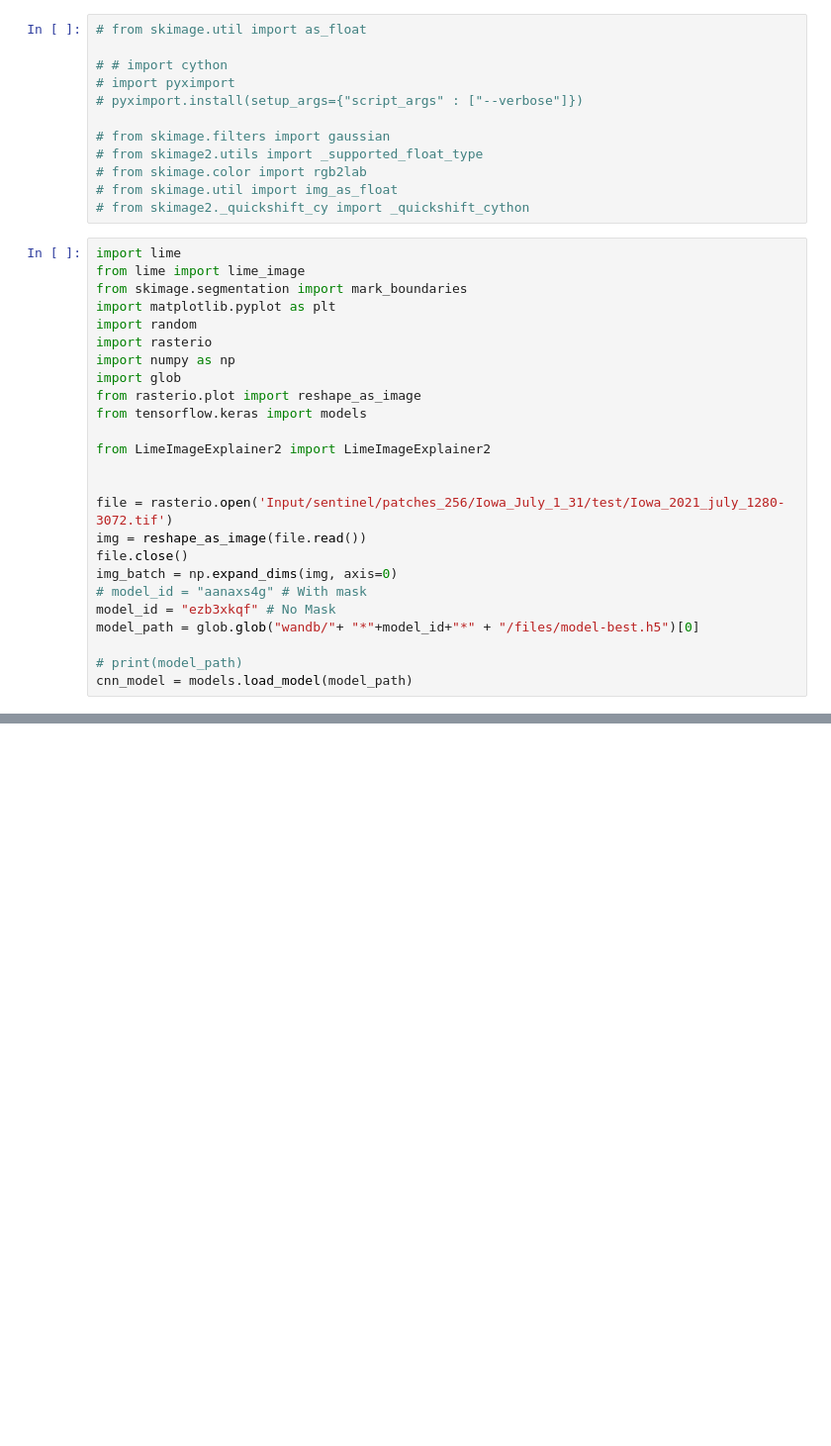
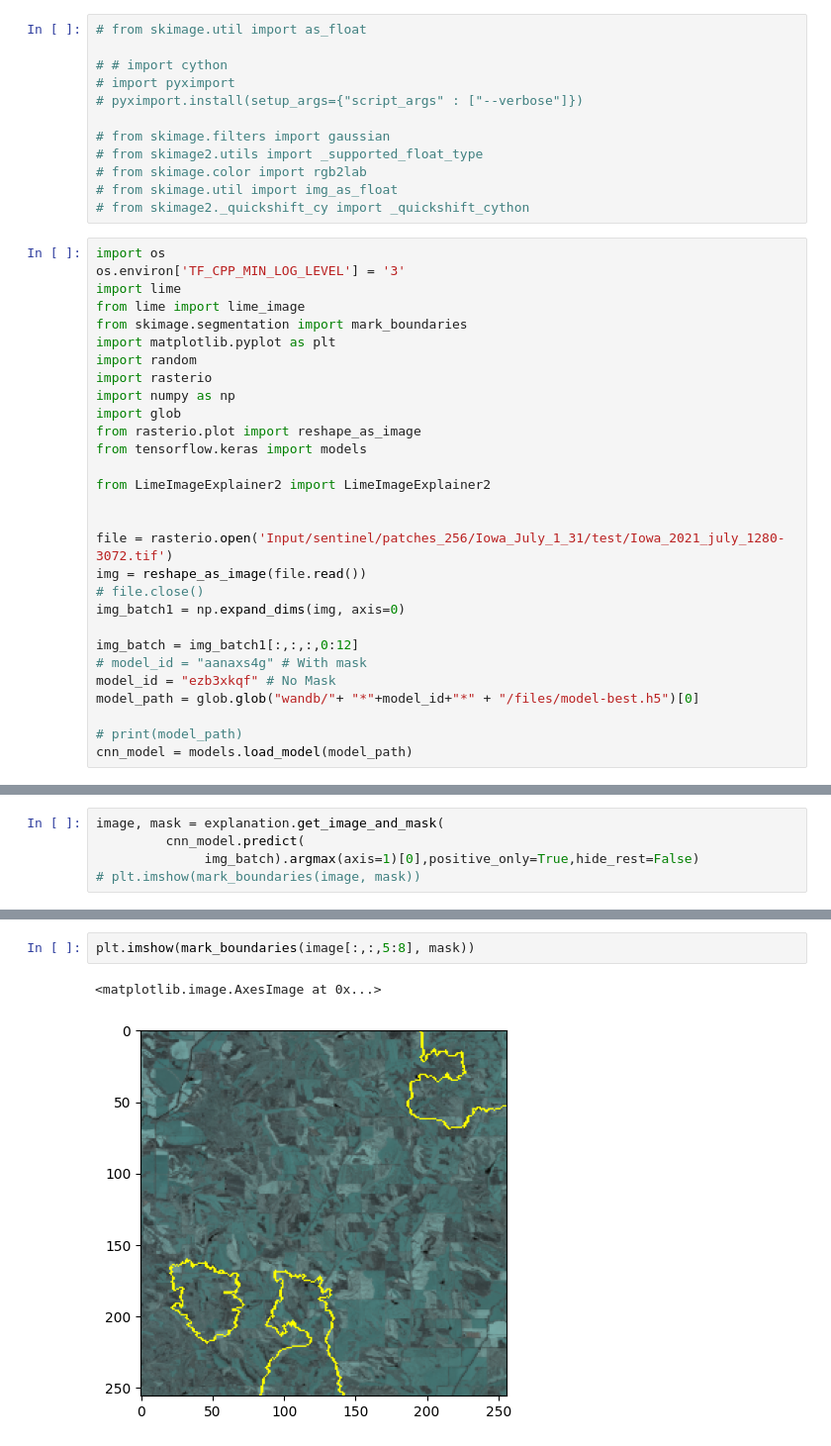
Before and after one commit to Arun-1997/Msc_Thesis, a Jupyter notebook: lime.ipynb, the cells around one changed output, grey strips where cells are left out. Shown at 99% size. Saved outputs shown, nothing was run; the diff lists cells and outputs as text; blank space fills up the shorter version.

```diff
--- a/lime.ipynb
+++ b/lime.ipynb
@@ -11,6 +13,8 @@
 # from skimage.util import img_as_float
 # from skimage2._quickshift_cy import _quickshift_cython
 # %%
+import os
+os.environ['TF_CPP_MIN_LOG_LEVEL'] = '3'
 import lime
 from lime import lime_image
 from skimage.segmentation import mark_boundaries
@@ -27,8 +31,10 @@ from LimeImageExplainer2 import LimeImageExplainer2
 
 file = rasterio.open('Input/sentinel/patches_256/Iowa_July_1_31/test/Iowa_2021_july_1280-3072.tif')
 img = reshape_as_image(file.read())
-file.close()
-img_batch = np.expand_dims(img, axis=0)
+# file.close()
+img_batch1 = np.expand_dims(img, axis=0)
+
+img_batch = img_batch1[:,:,:,0:12]
 # model_id = "aanaxs4g" # With mask
 model_id = "ezb3xkqf" # No Mask
 model_path = glob.glob("wandb/"+ "*"+model_id+"*" + "/files/model-best.h5")[0]
@@ -60,0 +69,5 @@ ValueError: Cannot convert from object to float64.
+# %%
+image, mask = explanation.get_image_and_mask(
+         cnn_model.predict(
+              img_batch).argmax(axis=1)[0],positive_only=True,hide_rest=False)
+# plt.imshow(mark_boundaries(image, mask))
@@ -60,0 +82,5 @@ ValueError: Cannot convert from object to float64.
+# %%
+plt.imshow(mark_boundaries(image[:,:,5:8], mask))
+# %% [output]
+<matplotlib.image.AxesImage at 0x...>
+[figure, added]
```
Also changed, not shown: parts of 8 cells of this notebook, 1 other file.
